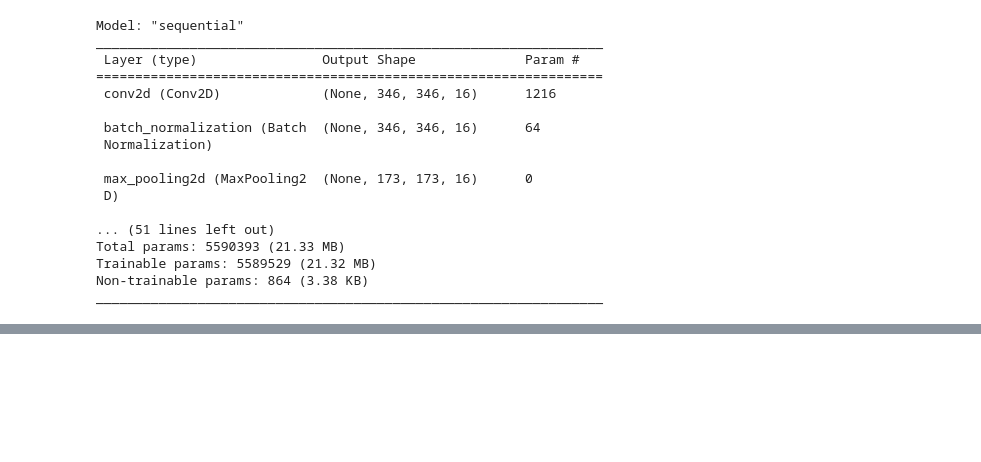
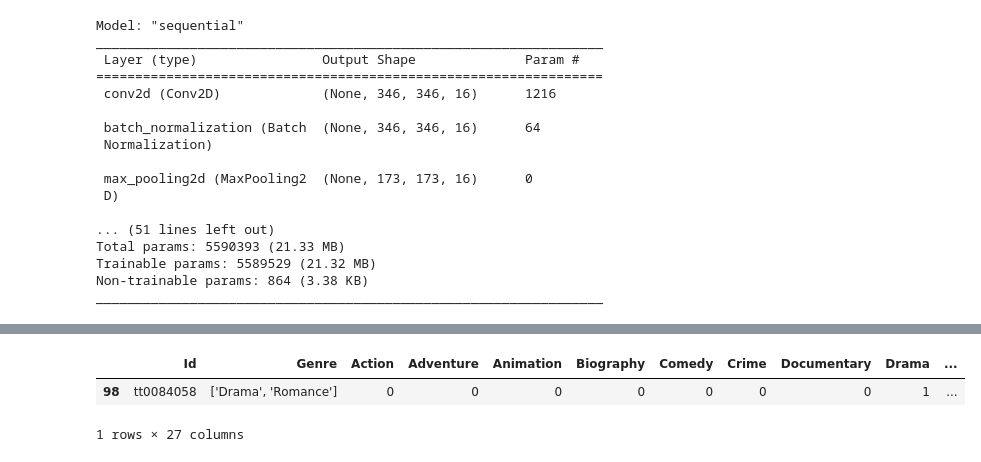
Before and after one commit to ChristheIm/CNN-Movie-Classification, a Jupyter notebook: movie_analysis.ipynb, the cells around one changed output, grey strips where cells are left out. Cells and saved outputs as stored; diff of their text form; code cells hidden in the pictures; blank space fills up the shorter version.

```diff
--- a/movie_analysis.ipynb
+++ b/movie_analysis.ipynb
@@ -170,0 +195,6 @@ model.save('movie_classifier.h5')
+# %%
+movies[movies['Id'] == 'tt0084058']
+# %% [output]
+|  | Id | Genre | Action | Adventure | Animation | Biography | Comedy | Crime | Documentary | Drama | ... |
+| 98 | tt0084058 | ['Drama', 'Romance'] | 0 | 0 | 0 | 0 | 0 | 0 | 0 | 1 | ... |
+1 rows × 27 columns
```
Also changed, not shown: parts of 2 cells of this notebook, 1 other file.
